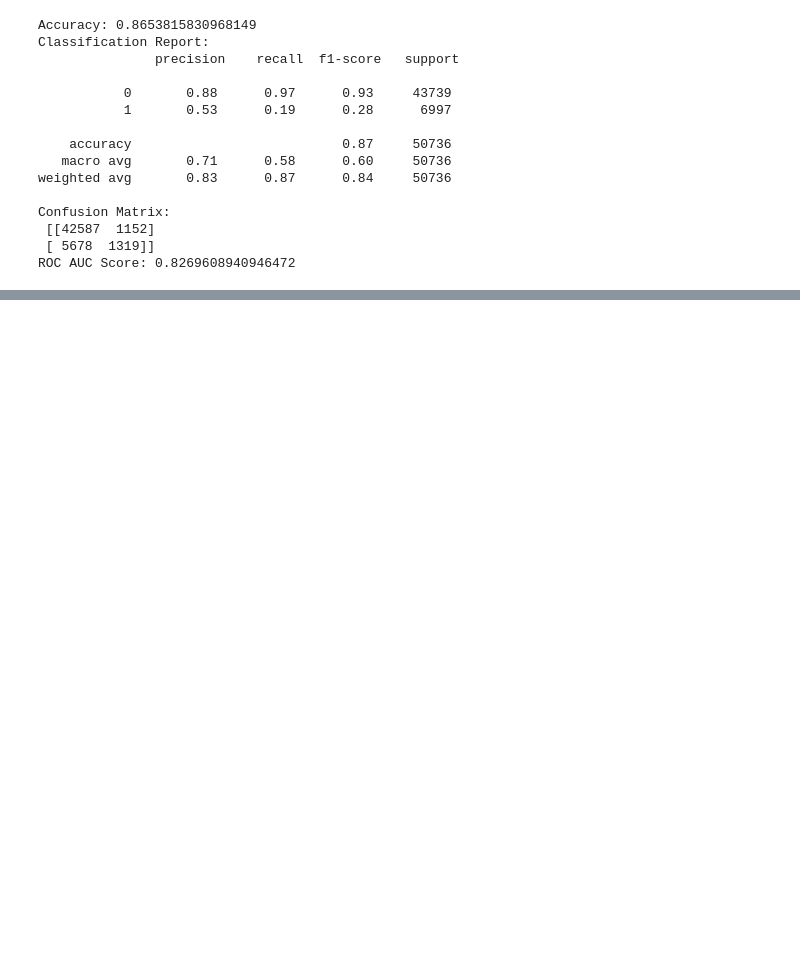
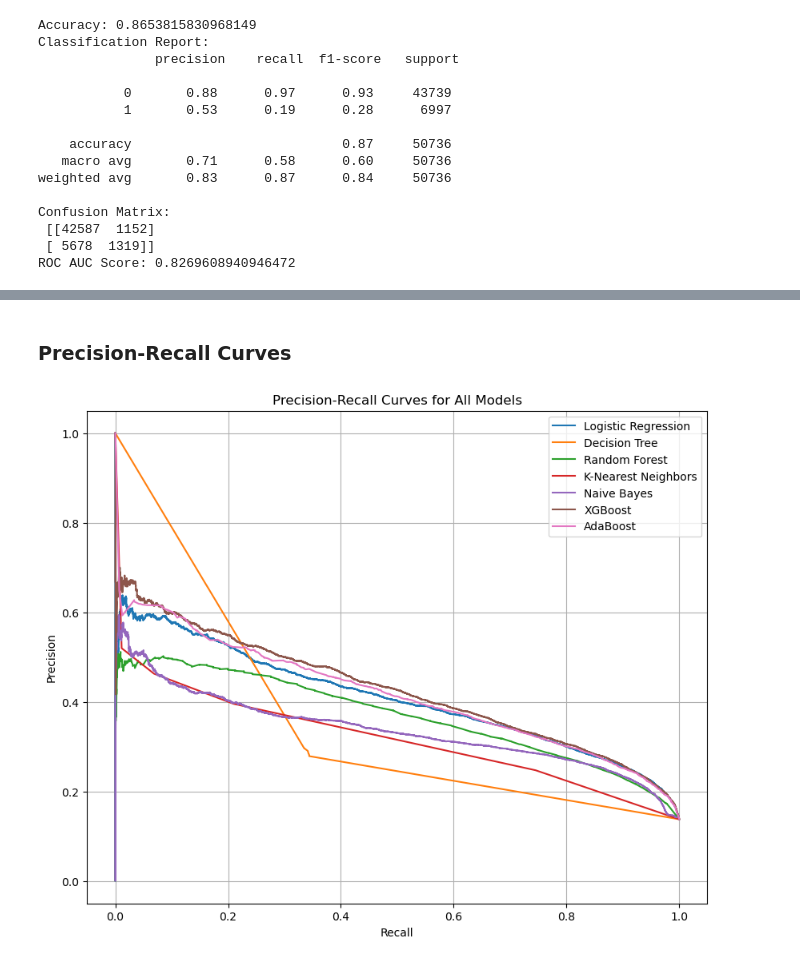
Before and after one commit to karpat1225/diabetes_classification, a Jupyter notebook: diabetes_classification_notebook.ipynb, the cells around one changed output, grey strips where cells are left out. Cells and saved outputs as stored; diff of their text form; code cells hidden in the pictures; blank space fills up the shorter version.

```diff
--- a/diabetes_classification_notebook.ipynb
+++ b/diabetes_classification_notebook.ipynb
@@ -258,0 +398,30 @@ NameError: name 'XGBClassifier' is not defined
+# %% [markdown]
+### Precision-Recall Curves
+# %%
+from sklearn.metrics import precision_recall_curve, PrecisionRecallDisplay
+
+# Plot Precision-Recall curves for all models on one plot
+def plot_all_precision_recall_curves(models, X_test, y_test):
+    plt.figure(figsize=(10,8))
+
+    for model_name, model in models.items():
+        # Get predicted probabilities
+        y_proba = model.predict_proba(X_test)[:, 1]
+
+        # Compute Precision-Recall curve
+        precision, recall, _ = precision_recall_curve(y_test, y_proba)
+
+        # Plot Precision-Recall curve
+        plt.plot(recall, precision, label=f"{model_name}")
+
+    # Add plot details
+    plt.title("Precision-Recall Curves for All Models")
+    plt.xlabel("Recall")
+    plt.ylabel("Precision")
+    plt.legend()
+    plt.grid()
+    plt.show()
+# Plot all Precision-Recall curves
+plot_all_precision_recall_curves(models, X_test, y_test)
+# %% [output]
+[figure, added]
```
Also changed, not shown: parts of 42 cells of this notebook.
